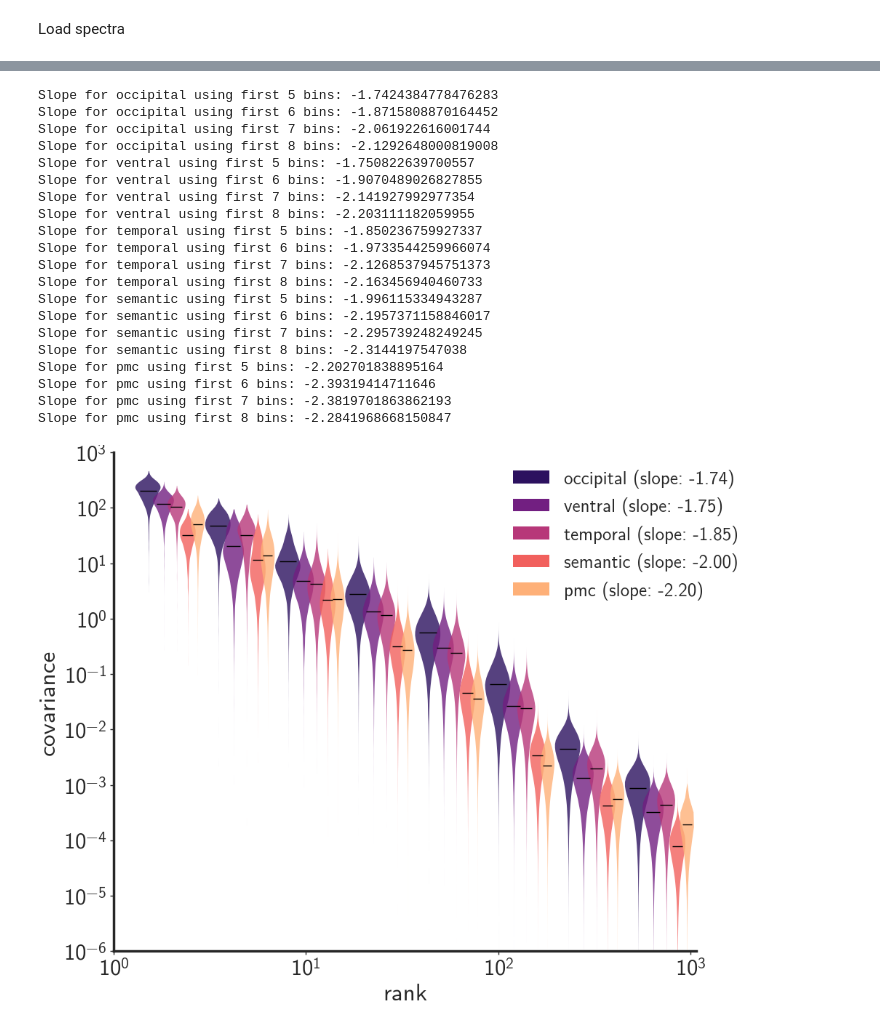
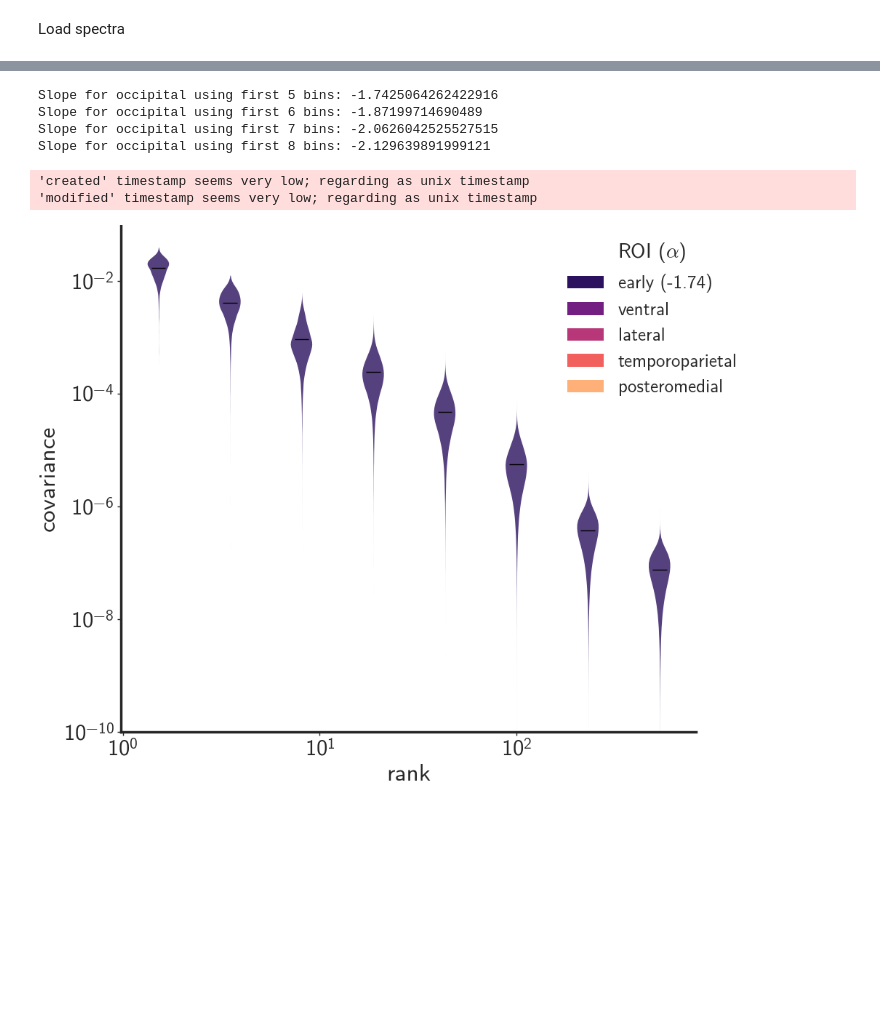
Before and after one commit to kelseyhan-jhu/indiv_dim, a Jupyter notebook: notebooks/inspect_spectra_alt.ipynb, the cells around one changed output, grey strips where cells are left out. Cells and saved outputs as stored; diff of their text form; code cells hidden in the pictures; blank space fills up the shorter version.

Commit message:
figures for presentation

```diff
--- a/notebooks/inspect_spectra_alt.ipynb
+++ b/notebooks/inspect_spectra_alt.ipynb
@@ -85,8 +85,8 @@ unique_bins = np.unique(bin_assignments)
 import json
 
 for roi in rois:
-    with open(f"/home/chan21/indiv_dim/results/nvoxels_{roi}_functional_voxel_counts.json", 'r') as f:
-        voxel_dict = json.load(f)
+    # with open(f"/home/chan21/indiv_dim/results/nvoxels_{roi}_functional_voxel_counts.json", 'r') as f:
+    #     voxel_dict = json.load(f)
 
     fig, ax = plt.subplots(1, 1, figsize=(8, 8))
     # Collect data
@@ -94,7 +94,7 @@ for roi in rois:
     for key in roi_spectra[roi].keys():
         spectrum = roi_spectra[roi][key]
         subject_pair = key.split('_')[0] + '_' + key.split('_')[1]
-        spectrum = spectrum / voxel_dict[subject_pair] # normalize by number of voxels
+        #spectrum = spectrum / voxel_dict[subject_pair] # normalize by number of voxels
         for bin, value in zip(bin_assignments, spectrum):
             all_binned_spectrum[bin].append(value)
 
@@ -102,7 +102,7 @@ for roi in rois:
 
 
     # Plot violins
-    for idx, (pos, data) in enumerate(zip(unique_bins, all_binned_values)):
+    for idx, (pos, data) in enumerate(zip(unique_bins[:-1], all_binned_values[:-1])):
         original_data = data.copy()  # Keep original data including negatives
         data_positive = data[data > 0]  # Remove zeros or negative values for violin plot
 
@@ -153,7 +153,7 @@ for roi in rois:
     # ax.set_yticks([10**-4, 10**-3, 10**-2, 10**-1, 10**0, 10**1, 10**2, 10**3])
 
 
-    plt.show()
+    #plt.show()
     # save as svg
-    #plt.savefig(f'figure1_{roi}-{color}.svg', dpi=300, bbox_inches='tight')
+    plt.savefig(f'figure1_{roi}.svg', dpi=300, bbox_inches='tight')
 # %% [output]
@@ -196,18 +367,19 @@ def fit_power_law(x_data, y_data):
 # Dictionary to store slopes for each ROI
 slopes = {}
 
+draw_idx = 1
 # Process each ROI
-for roi_idx, roi in enumerate(rois):
-    # Read voxel counts
-    # with open(f"/home/chan21/indiv_dim/results/nvoxels_{roi}_functional_voxel_counts.json", 'r') as f:
-    #     voxel_dict = json.load(f)
+for roi_idx, roi in enumerate(rois[:draw_idx]):
+    #Read voxel counts
+    with open(f"/home/chan21/indiv_dim/results/nvoxels_{roi}_functional_voxel_counts.json", 'r') as f:
+        voxel_dict = json.load(f)
 
     # Collect data for this ROI
     all_binned_spectrum = {bin: [] for bin in unique_bins}
     for key in roi_spectra[roi].keys():
         spectrum = roi_spectra[roi][key]
         subject_pair = key.split('_')[0] + '_' + key.split('_')[1]
-        #spectrum = spectrum / voxel_dict[subject_pair]  # normalize by number of voxels
+        spectrum = spectrum / voxel_dict[subject_pair]  # normalize by number of voxels
         for bin, value in zip(bin_assignments, spectrum):
             all_binned_spectrum[bin].append(value)
 
@@ -257,67 +429,54 @@ for roi_idx, roi in enumerate(rois):
             x = np.power(10, log_space)
 
             # Plot violin with position offset
-            width = 0.3 * pos
+            width = 0.25 * pos
             scaled_density = density / density.max() * width / 2  # Reduce width
 
             # Apply offset to position
             adjusted_pos = pos * (1 + offset)
 
             ax.fill_betweenx(x, adjusted_pos - scaled_density, adjusted_pos + scaled_density,
                             alpha=0.8, color=roi_colors[roi_idx])
 
             # Add mean line - simplified, thinner
             ax.hlines(true_mean, adjusted_pos - width/3, adjusted_pos + width/3,
                      color='black', linewidth=1.0)
 
 # Create custom legend with patches
 handles = []
 labels = []
 for roi_idx, roi in enumerate(rois):
+    roi_name = rois_names[roi]
     patch = plt.Rectangle((0, 0), 1, 1, color=roi_colors[roi_idx])
     handles.append(patch)
     if roi in slopes:
-        labels.append(f"{roi} (slope: {slopes[roi]:.2f})")
+        labels.append(f"{roi_name} ({slopes[roi]:.2f})")
     else:
-        labels.append(roi)
+        labels.append(roi_name)
 
 # Add legend
-ax.legend(handles, labels, loc='upper right', bbox_to_anchor=(1.1, 1), fontsize=18)
-
+ax.legend(handles, labels, loc='upper right', bbox_to_anchor=(1.1, 1), fontsize=18, title=r"ROI ($\alpha$)", title_fontsize=20)
 # Set scales and limits
 ax.set_xscale('log')
 ax.set_yscale('log')
-ax.set_xlim(1, 1070)  # Adjusted to only show up to the 8th bin range
-#ax.set_ylim(1e-10, 1e-1)  # Adjust as needed for the metric
-ax.set_ylim(1e-6, 1e3)
+#ax.set_xlim(1, 1070)  # Adjusted to only show up to the 8th bin range
+ax.set_ylim(1e-10, 1e-1)  # Adjust as needed for the metric
+#ax.set_ylim(1e-6, 1e3)
 
 ax.spines['top'].set_visible(False)
 ax.spines['right'].set_visible(False)
 
 ax.set_xlabel('rank')
 ax.set_ylabel('covariance')  # Adjust based on your metric
 plt.tight_layout()
-#plt.savefig('combined_roi_violins.svg', dpi=300, bbox_inches='tight')
-plt.show()
+plt.savefig(f'/home/chan21/indiv_dim/notebooks/figures/figure1_combined_roi_norm_{draw_idx}.svg', dpi=300, bbox_inches='tight')
+plt.savefig(f'/home/chan21/indiv_dim/notebooks/figures/figure1_combined_roi_norm_{draw_idx}.pdf', dpi=300, bbox_inches='tight')
+#plt.show()
 # %% [output]
-Slope for occipital using first 5 bins: -1.7424384778476283
-Slope for occipital using first 6 bins: -1.8715808870164452
-Slope for occipital using first 7 bins: -2.061922616001744
-Slope for occipital using first 8 bins: -2.1292648000819008
-Slope for ventral using first 5 bins: -1.750822639700557
-Slope for ventral using first 6 bins: -1.9070489026827855
-Slope for ventral using first 7 bins: -2.141927992977354
-Slope for ventral using first 8 bins: -2.203111182059955
-Slope for temporal using first 5 bins: -1.850236759927337
-Slope for temporal using first 6 bins: -1.9733544259966074
-Slope for temporal using first 7 bins: -2.1268537945751373
-Slope for temporal using first 8 bins: -2.163456940460733
-Slope for semantic using first 5 bins: -1.996115334943287
-Slope for semantic using first 6 bins: -2.1957371158846017
-Slope for semantic using first 7 bins: -2.295739248249245
-Slope for semantic using first 8 bins: -2.3144197547038
-Slope for pmc using first 5 bins: -2.202701838895164
-Slope for pmc using first 6 bins: -2.39319414711646
-Slope for pmc using first 7 bins: -2.3819701863862193
-Slope for pmc using first 8 bins: -2.2841968668150847
+Slope for occipital using first 5 bins: -1.7425064262422916
+Slope for occipital using first 6 bins: -1.87199714690489
+Slope for occipital using first 7 bins: -2.0626042525527515
+Slope for occipital using first 8 bins: -2.129639891999121
+'created' timestamp seems very low; regarding as unix timestamp
+'modified' timestamp seems very low; regarding as unix timestamp
-[figure, old version]
+[figure, new version]
```
Also changed, not shown: parts of 5 cells of this notebook, 52 other files.
